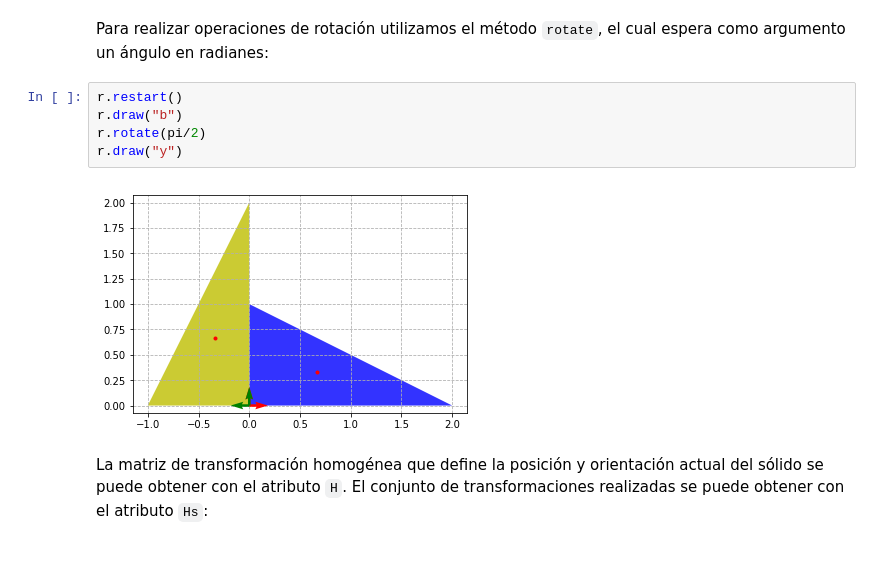
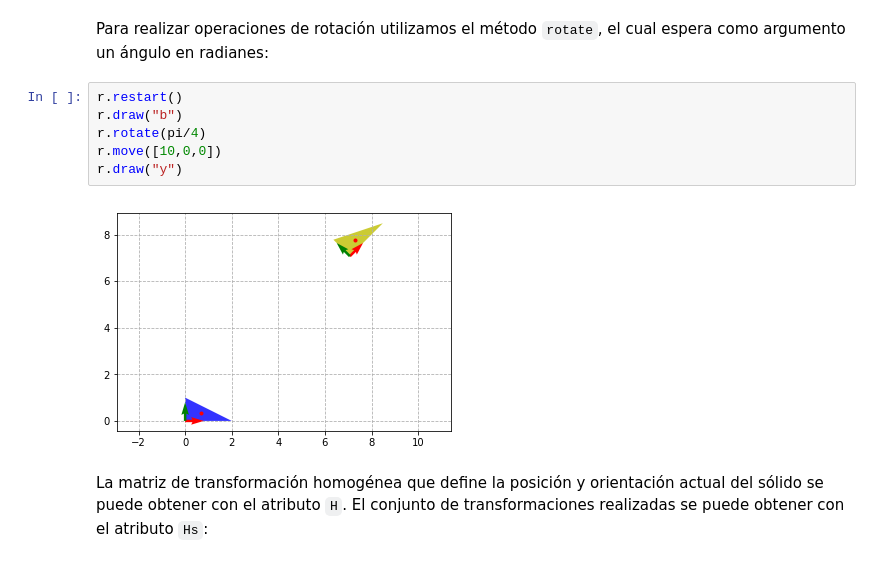
Before and after one commit to iro-upgto/rkd, a Jupyter notebook: examples/nbook/es/didactic/La clase RigidBody2D, transformaciones y sólidos rígidos.ipynb, the cells around one changed output. Saved outputs shown, nothing was run; the diff lists cells and outputs as text.

```diff
--- a/examples/nbook/es/didactic/La clase RigidBody2D, transformaciones y sólidos rígidos.ipynb
+++ b/examples/nbook/es/didactic/La clase RigidBody2D, transformaciones y sólidos rígidos.ipynb
@@ -51,10 +51,11 @@ Para realizar operaciones de rotación utilizamos el método `rotate`, el cual e
 # %%
 r.restart()
 r.draw("b")
-r.rotate(pi/2)
+r.rotate(pi/4)
+r.move([10,0,0])
 r.draw("y")
 # %% [output]
-[figure, old version]
+[figure, new version]
 # %% [markdown]
 La matriz de transformación homogénea que define la posición y orientación actual del sólido se puede obtener con el atributo `H`. El conjunto de transformaciones realizadas se puede obtener con el atributo `Hs`:
 # %%
```
